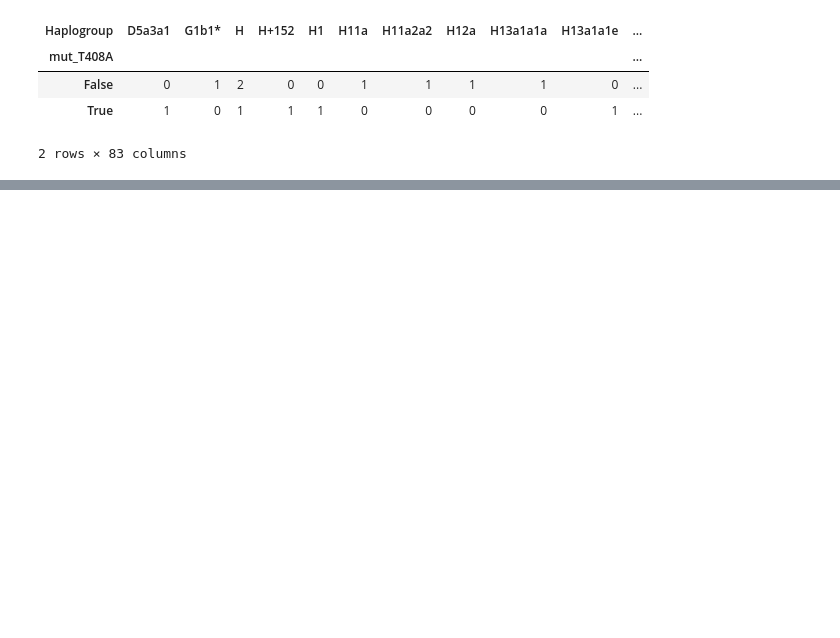
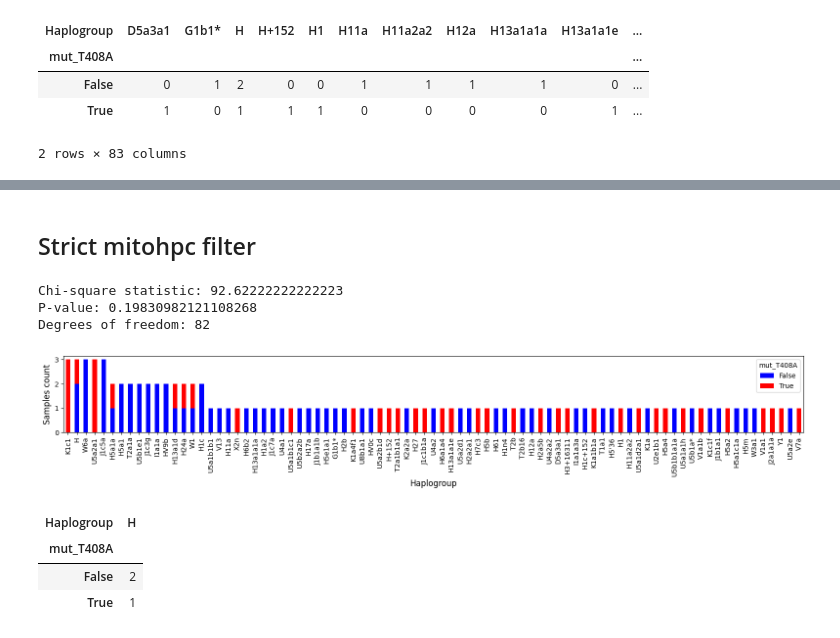
Before and after one commit to mitoclub/MCPA_osteoarthritic, a Jupyter notebook: scripts/haplogroup_analyse.ipynb, the cells around one changed output, grey strips where cells are left out. Saved outputs shown, nothing was run; the diff lists cells and outputs as text; code cells hidden in the pictures; blank space fills up the shorter version.

```diff
--- a/scripts/haplogroup_analyse.ipynb
+++ b/scripts/haplogroup_analyse.ipynb
@@ -71,0 +212,39 @@ df_hap.groupby('mut_T408A').Haplogroup.value_counts().unstack().fillna(0).astype
+# %% [markdown]
+## Strict mitohpc filter
+# %%
+df_hap['mut_T408A'] = df_hap.index.isin(carriers_408_strict.index)
+df_hap['mut_A189G'] = df_hap.index.isin(carriers_189_strict.index)
+# %%
+df_mut_in_hap = df_hap.groupby('mut_T408A').Haplogroup.value_counts().unstack().fillna(0).astype(int)
+
+# Perform chi-square test
+chi2, p, dof, expected = chi2_contingency(df_mut_in_hap)
+
+# Display results
+print(f"Chi-square statistic: {chi2}")
+print(f"P-value: {p}")
+print(f"Degrees of freedom: {dof}")
+
+# Plot the stacked bar plot
+df_mut_in_hap.T.loc[df_hap.Haplogroup.value_counts().index]\
+    .plot(kind='bar', stacked=True, figsize=(16, 3), colormap='BlueRed')
+plt.ylabel('Samples count', fontsize=12)
+plt.xlabel('Haplogroup', fontsize=12)
+# plt.title('Stacked Bar Plot of Haplogroups by Mutation Status')
+plt.tight_layout()
+plt.show()
+# %% [output]
+Chi-square statistic: 92.62222222222223
+P-value: 0.19830982121108268
+Degrees of freedom: 82
+[figure, added]
+# %%
+# https://haplogrep.i-med.ac.at/phylogenies/phylotree-fu-rcrs@1.2/mutations/408_T_A
+# https://haplogrep.i-med.ac.at/phylogenies/phylotree-fu-rcrs@1.2/mutations/189_A_G
+
+df_mut_in_hap[['H', ]]
+# %% [output]
+| Haplogroup | H |
+| mut_T408A |  |
+| False | 2 |
+| True | 1 |
```
Also changed, not shown: parts of 16 cells of this notebook.
